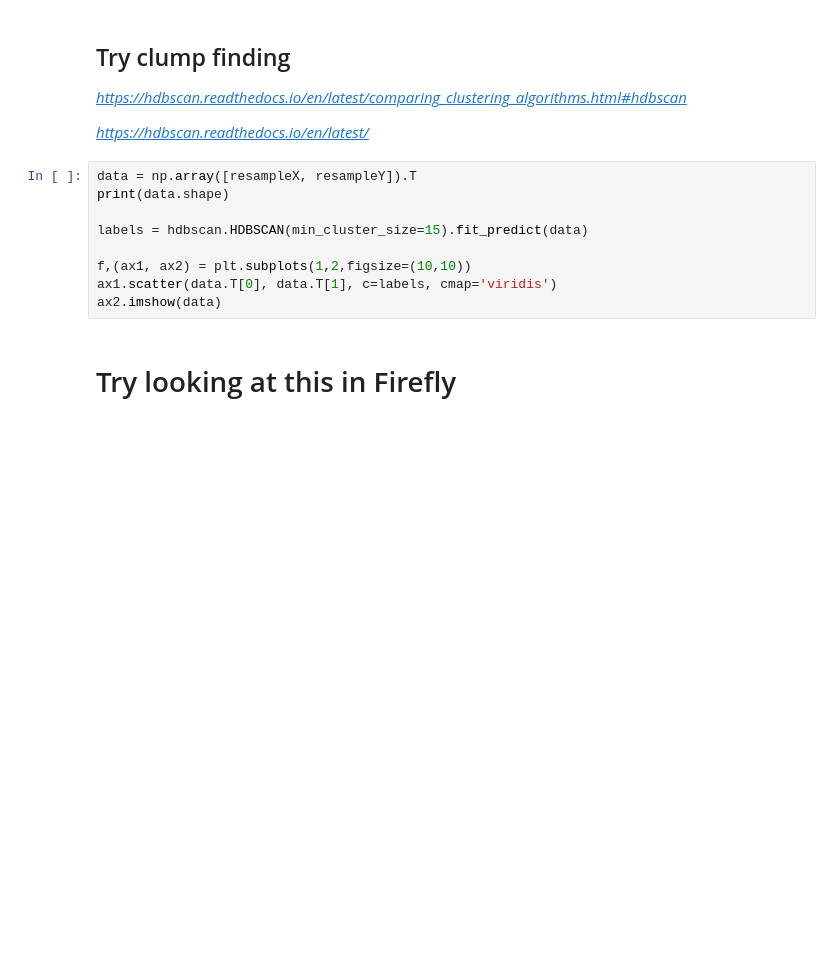
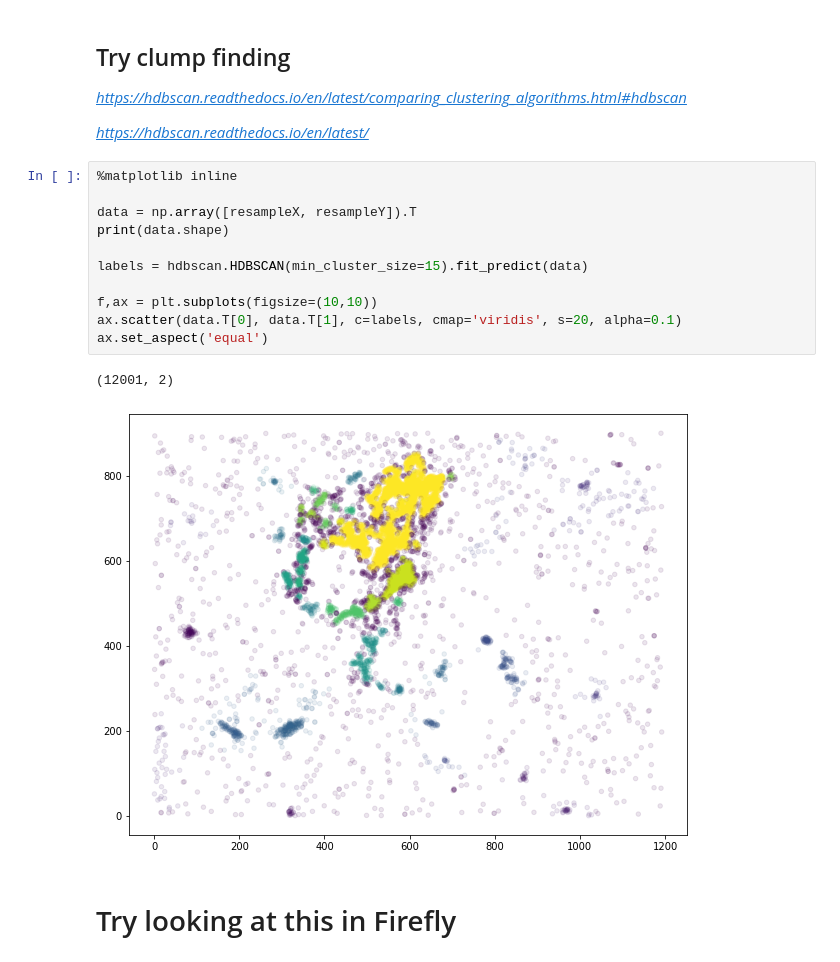
Before and after one commit to ageller/UniviewVoorwerp, a Jupyter notebook: rawdata/VoorwerpParticles.ipynb, the cells around one changed output. Cells and saved outputs as stored; diff of their text form; blank space fills up the shorter version.

```diff
--- a/rawdata/VoorwerpParticles.ipynb
+++ b/rawdata/VoorwerpParticles.ipynb
@@ -160,14 +154,19 @@ FigureCanvasNbAgg()
 
 *https://hdbscan.readthedocs.io/en/latest/*
 # %%
+%matplotlib inline
+
 data = np.array([resampleX, resampleY]).T
 print(data.shape)
 
 labels = hdbscan.HDBSCAN(min_cluster_size=15).fit_predict(data)
 
-f,(ax1, ax2) = plt.subplots(1,2,figsize=(10,10))
-ax1.scatter(data.T[0], data.T[1], c=labels, cmap='viridis')
-ax2.imshow(data)
+f,ax = plt.subplots(figsize=(10,10))
+ax.scatter(data.T[0], data.T[1], c=labels, cmap='viridis', s=20, alpha=0.1)
+ax.set_aspect('equal')
+# %% [output]
+(12001, 2)
+[figure, added]
 # %% [markdown]
 # Try looking at this in Firefly
 # %%
```
Also changed, not shown: parts of 4 cells of this notebook.
